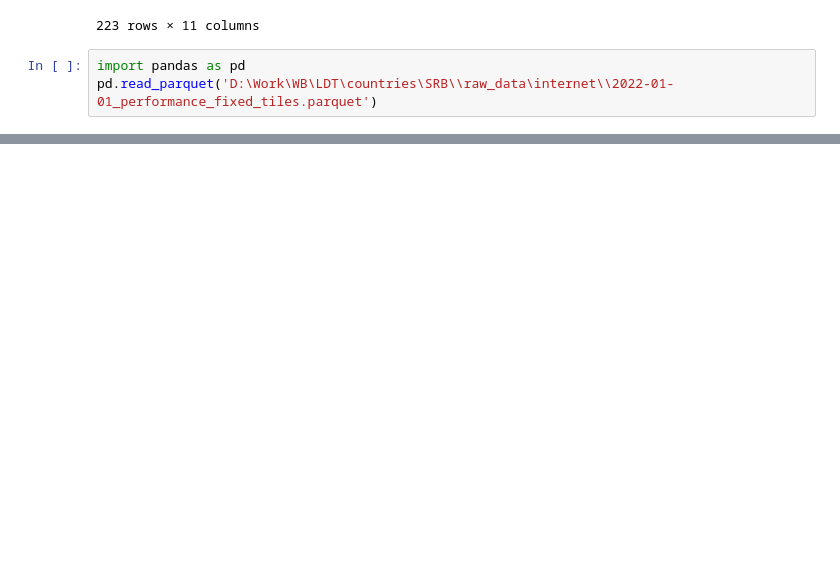
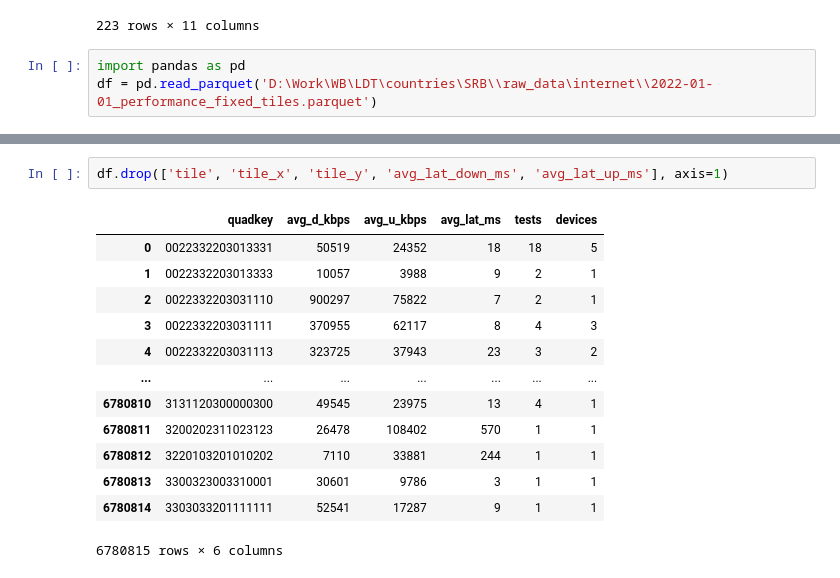
Before and after one commit to sonleh96/wb-gpbp-ldt, a Jupyter notebook: notebooks/cell_tower.ipynb, the cells around one changed output, grey strips where cells are left out. Saved outputs shown, nothing was run; the diff lists cells and outputs as text; blank space fills up the shorter version.

Commit message:
combined all ookla data for 2022

```diff
--- a/notebooks/cell_tower.ipynb
+++ b/notebooks/cell_tower.ipynb
@@ -177,4 +183,4 @@ out_merged
 223 rows × 11 columns
 # %%
 import pandas as pd
-pd.read_parquet('D:\Work\WB\LDT\countries\SRB\\raw_data\internet\\2022-01-01_performance_fixed_tiles.parquet')
+df = pd.read_parquet('D:\Work\WB\LDT\countries\SRB\\raw_data\internet\\2022-01-01_performance_fixed_tiles.parquet')
@@ -210,0 +187,16 @@ ookla
+# %%
+df.drop(['tile', 'tile_x', 'tile_y', 'avg_lat_down_ms', 'avg_lat_up_ms'], axis=1)
+# %% [output]
+|  | quadkey | avg_d_kbps | avg_u_kbps | avg_lat_ms | tests | devices |
+| 0 | 0022332203013331 | 50519 | 24352 | 18 | 18 | 5 |
+| 1 | 0022332203013333 | 10057 | 3988 | 9 | 2 | 1 |
+| 2 | 0022332203031110 | 900297 | 75822 | 7 | 2 | 1 |
+| 3 | 0022332203031111 | 370955 | 62117 | 8 | 4 | 3 |
+| 4 | 0022332203031113 | 323725 | 37943 | 23 | 3 | 2 |
+| ... | ... | ... | ... | ... | ... | ... |
+| 6780810 | 3131120300000300 | 49545 | 23975 | 13 | 4 | 1 |
+| 6780811 | 3200202311023123 | 26478 | 108402 | 570 | 1 | 1 |
+| 6780812 | 3220103201010202 | 7110 | 33881 | 244 | 1 | 1 |
+| 6780813 | 3300323003310001 | 30601 | 9786 | 3 | 1 | 1 |
+| 6780814 | 3303033201111111 | 52541 | 17287 | 9 | 1 | 1 |
+6780815 rows × 6 columns
```
Also changed, not shown: parts of 10 cells of this notebook.
